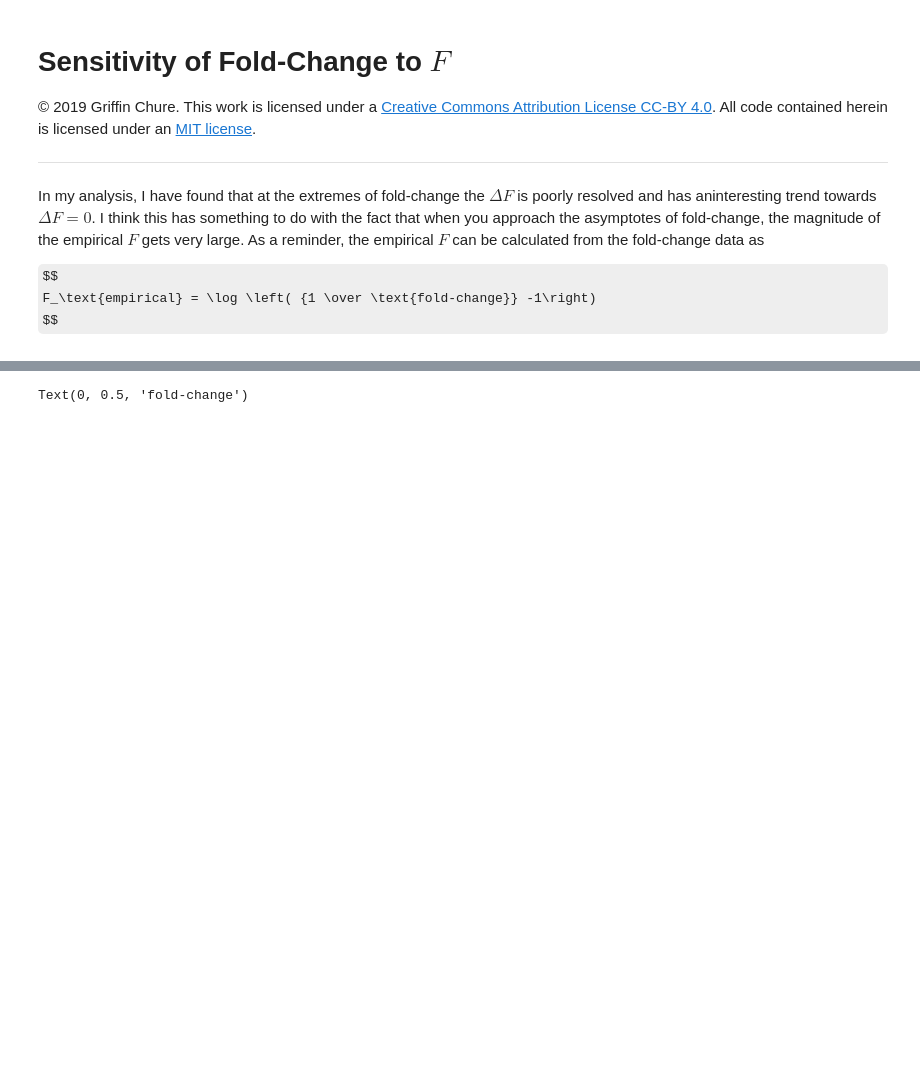
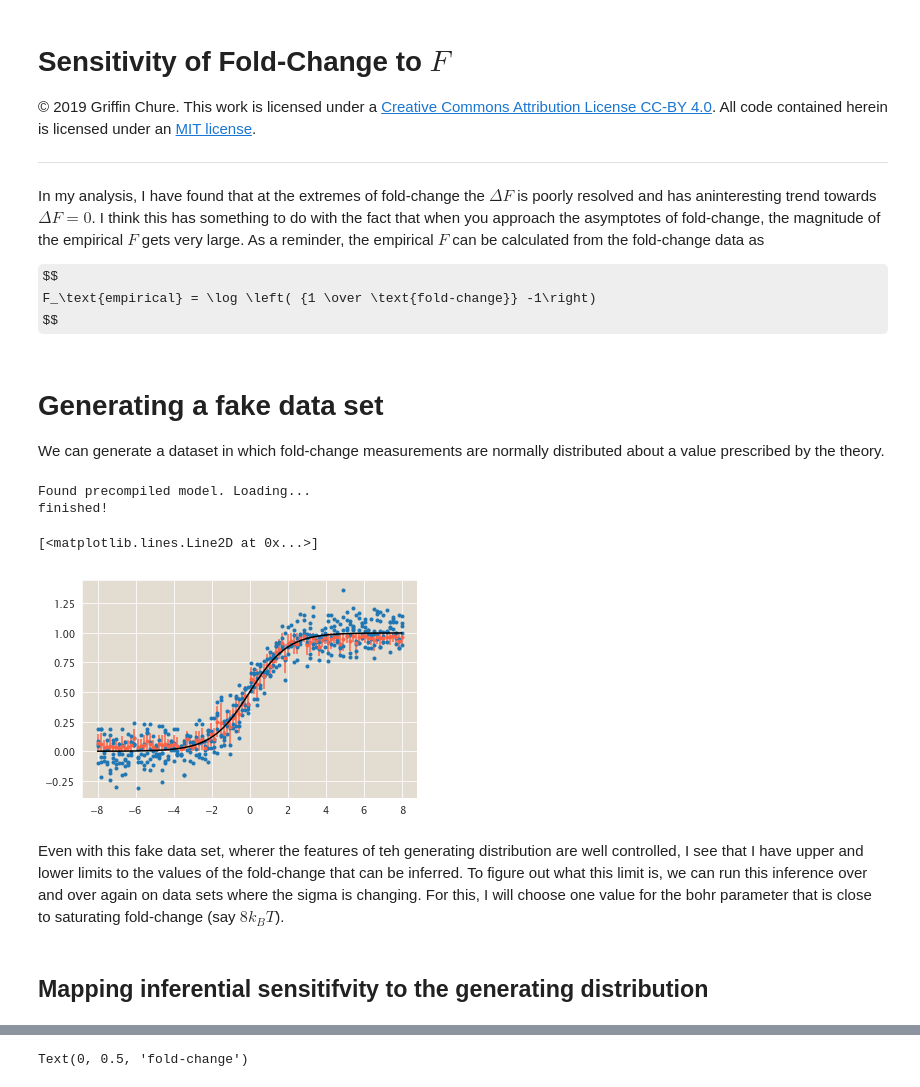
Before and after one commit to RPGroup-PBoC/mwc_mutants, a Jupyter notebook: code/analysis/Exploring_fc_error.ipynb, the cells around one changed output, grey strips where cells are left out. Cells and saved outputs as stored; diff of their text form; code cells hidden in the pictures; some formulas as TeX source; blank space fills up the shorter version.

```diff
--- a/code/analysis/Exploring_fc_error.ipynb
+++ b/code/analysis/Exploring_fc_error.ipynb
@@ -21,3 +24,50 @@ In my analysis, I have found that at the extremes of fold-change the $\Delta F$
 $$
 F_\text{empirical} = \log \left( {1 \over \text{fold-change}} -1\right)
 $$
+# %% [markdown]
+# Generating a fake data set
+We can generate a dataset in which fold-change measurements are normally distributed about a value prescribed by the theory.
+# %%
+sigma = 0.1
+n_reps = 5
+true_bohr = np.linspace(-8, 8, 100)
+dataset_fc = []
+for i, b in enumerate(true_bohr):
+    mu = (1 + np.exp(-b))**-1
+    dataset = np.random.normal(mu, sigma, n_reps)
+    df = pd.DataFrame(dataset.T, columns=['fold_change'])
+    df['replicate'] = np.arange(n_reps)
+    df['true_bohr'] = b
+    dataset_fc.append(df)
+dataset = pd.concat(dataset_fc)
+# %%
+# Load the stan model
+model = mut.bayes.StanModel('../stan/empirical_F.stan')
+stan_dfs = []
+for g, d in dataset.groupby('true_bohr'):
+    data_dict = {'N':len(d), 'ref_bohr':g, 'foldchange':d['fold_change']}
+    fit, samples = model.sample(data_dict, control=dict(adapt_delta=0.95))
+    stats = mut.stats.compute_statistics(samples, varnames=['fc_mu', 'fc_sigma',
+                                                           'empirical_bohr',
+                                                            'delta_bohr'],
+                                        logprob_name='lp__')
+    stats['true_bohr'] = g
+    stan_dfs.append(stats)
+stats = pd.concat(stan_dfs)
+# %% [output]
+Found precompiled model. Loading...
+finished!
+# %%
+fc_mu = stats[stats['parameter']=='fc_mu']
+plt.plot(dataset['true_bohr'], dataset['fold_change'], '.')
+plt.plot(fc_mu['true_bohr'], fc_mu['mean'], '.', color='tomato')
+plt.vlines(fc_mu['true_bohr'], fc_mu['hpd_min'], fc_mu['hpd_max'], color='tomato')
+
+plt.plot(true_bohr, (1 + np.exp(-true_bohr))**-1, 'k-')
+# %% [output]
+[<matplotlib.lines.Line2D at 0x...>]
+[figure, added]
+# %% [markdown]
+Even with this fake data set, wherer the features of teh generating distribution are well controlled, I see that I have upper and lower limits to the values of the fold-change that can be inferred. To figure out what this limit is, we can run this inference over and over again on data sets where the sigma is changing. For this, I will choose one value for the bohr parameter that is close to saturating fold-change (say $8 k_BT$).
+# %% [markdown]
+## Mapping inferential sensitifvity to the generating distribution
```
Also changed, not shown: parts of 6 cells of this notebook, 3 other files.
